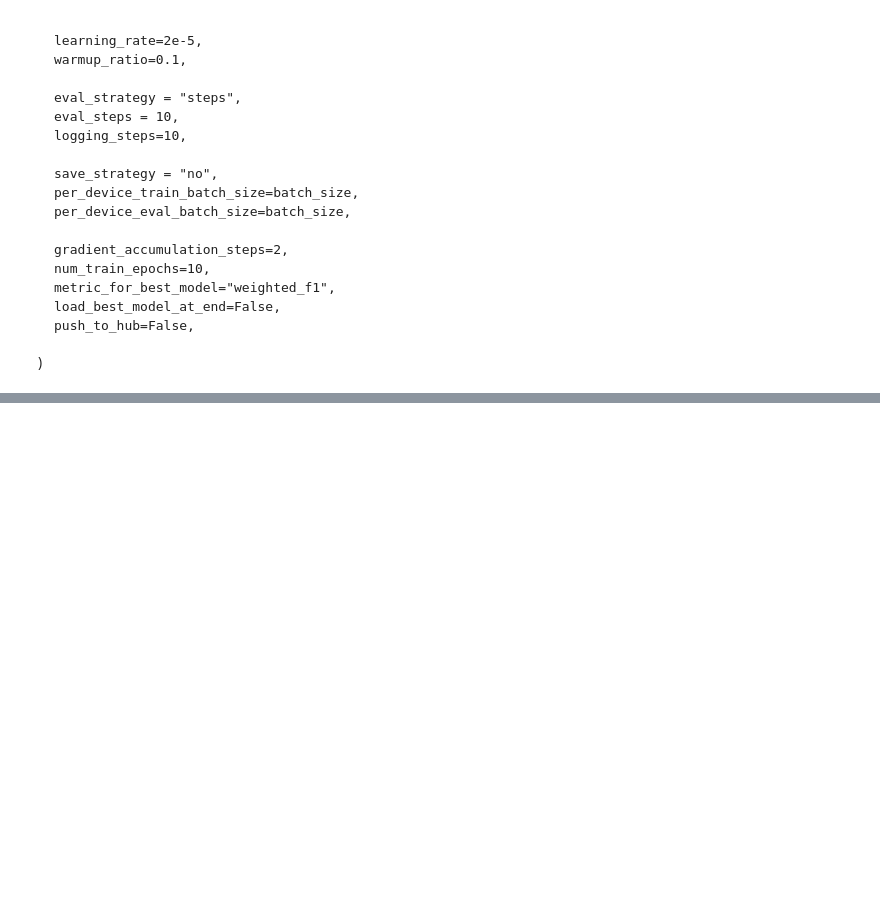
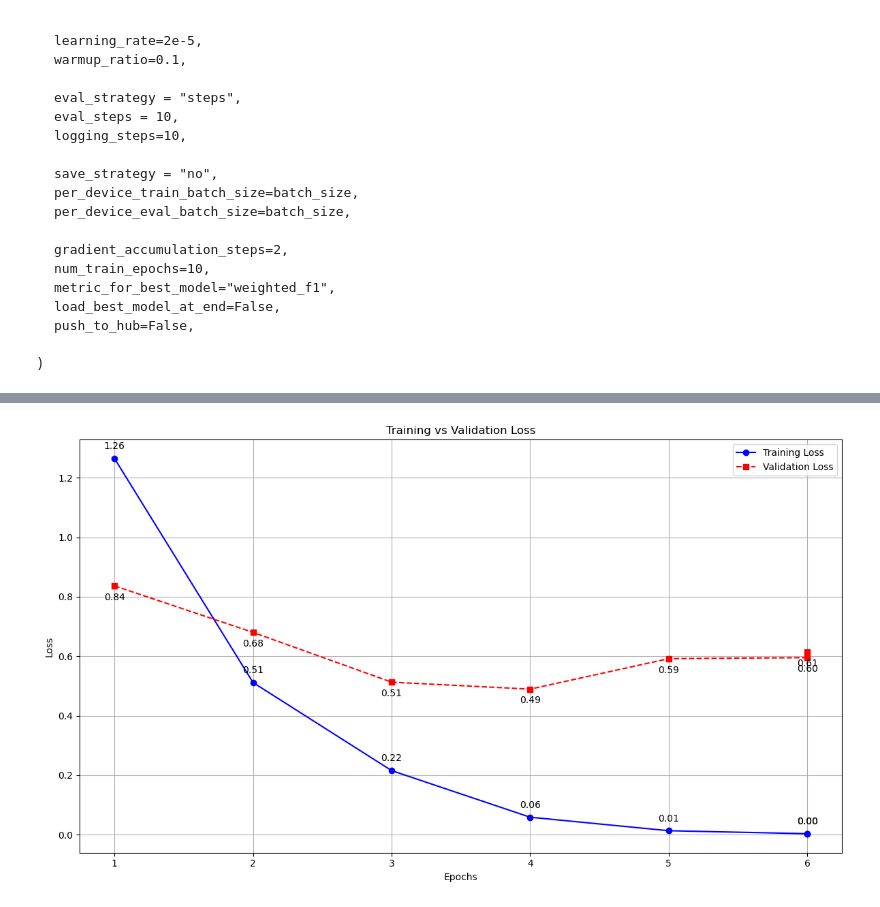
Before and after one commit to JonaKoenemann/DSKIM_audio_atmosphere_classification, a Jupyter notebook: src/models/AST_class_weights.ipynb, the cells around one changed output, grey strips where cells are left out. Saved outputs shown, nothing was run; the diff lists cells and outputs as text; code cells hidden in the pictures; blank space fills up the shorter version.

```diff
--- a/src/models/AST_class_weights.ipynb
+++ b/src/models/AST_class_weights.ipynb
@@ -343,0 +345,38 @@ plt.show()
+# %%
+# Collect training and validation metrics
+train_epochs = []
+train_loss = []
+eval_epochs = []
+eval_loss = []
+
+for log in trainer.state.log_history:
+    if 'loss' in log and 'epoch' in log:
+        train_epochs.append(int(log['epoch']))
+        train_loss.append(log['loss'])
+    if 'eval_loss' in log and 'epoch' in log:
+        eval_epochs.append(int(log['epoch']))
+        eval_loss.append(log['eval_loss'])
+
+# Create the plot
+plt.figure(figsize=(12, 7))
+plt.plot(train_epochs, train_loss, 'bo-', label='Training Loss')
+plt.plot(eval_epochs, eval_loss, 'rs--', label='Validation Loss')
+
+# Formatting
+plt.xlabel('Epochs')
+plt.ylabel('Loss')
+plt.title('Training vs Validation Loss')
+plt.legend()
+plt.grid(True)
+plt.xticks(np.arange(min(train_epochs), max(train_epochs)+1, 1.0))
+
+# Annotate values
+for x,y in zip(train_epochs, train_loss):
+    plt.annotate(f"{y:.2f}", (x, y), textcoords="offset points", xytext=(0,10), ha='center')
+for x,y in zip(eval_epochs, eval_loss):
+    plt.annotate(f"{y:.2f}", (x, y), textcoords="offset points", xytext=(0,-15), ha='center')
+
+plt.tight_layout()
+plt.show()
+# %% [output]
+[figure, added]
```
Also changed, not shown: parts of 8 cells of this notebook.
